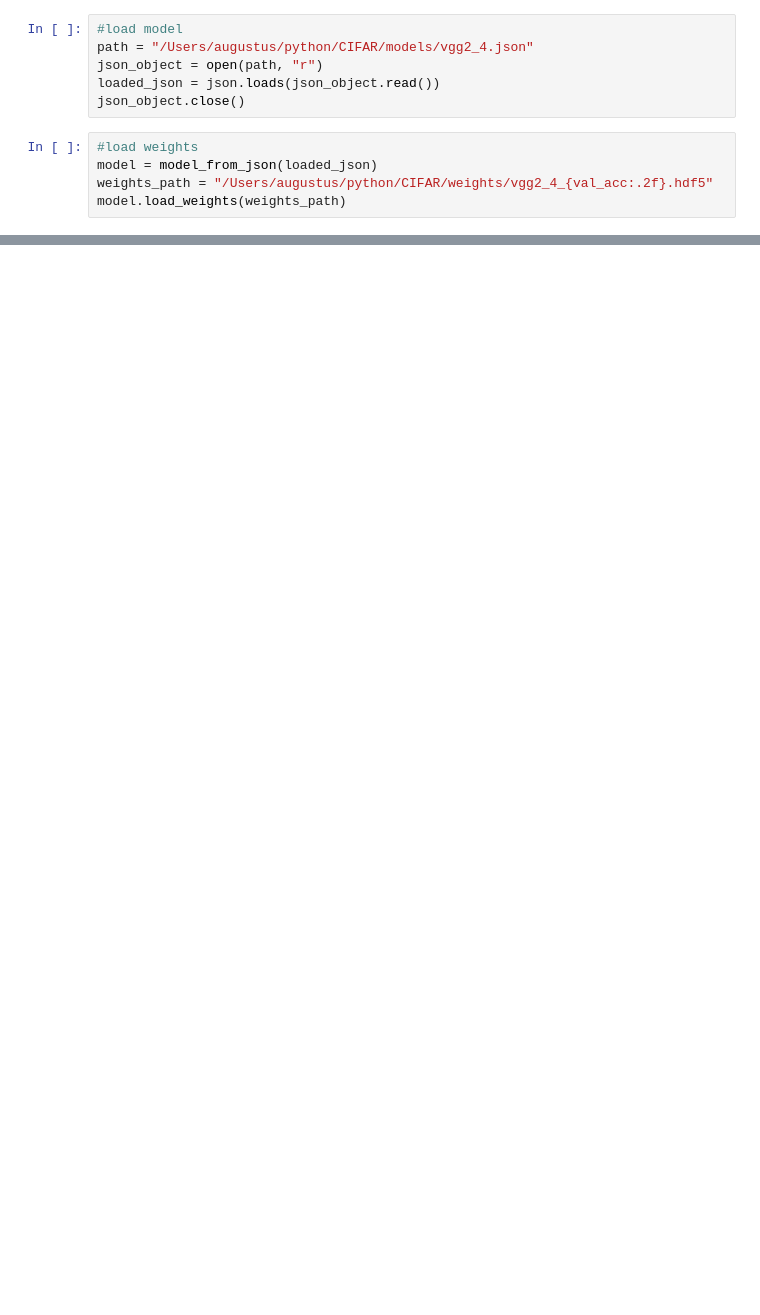
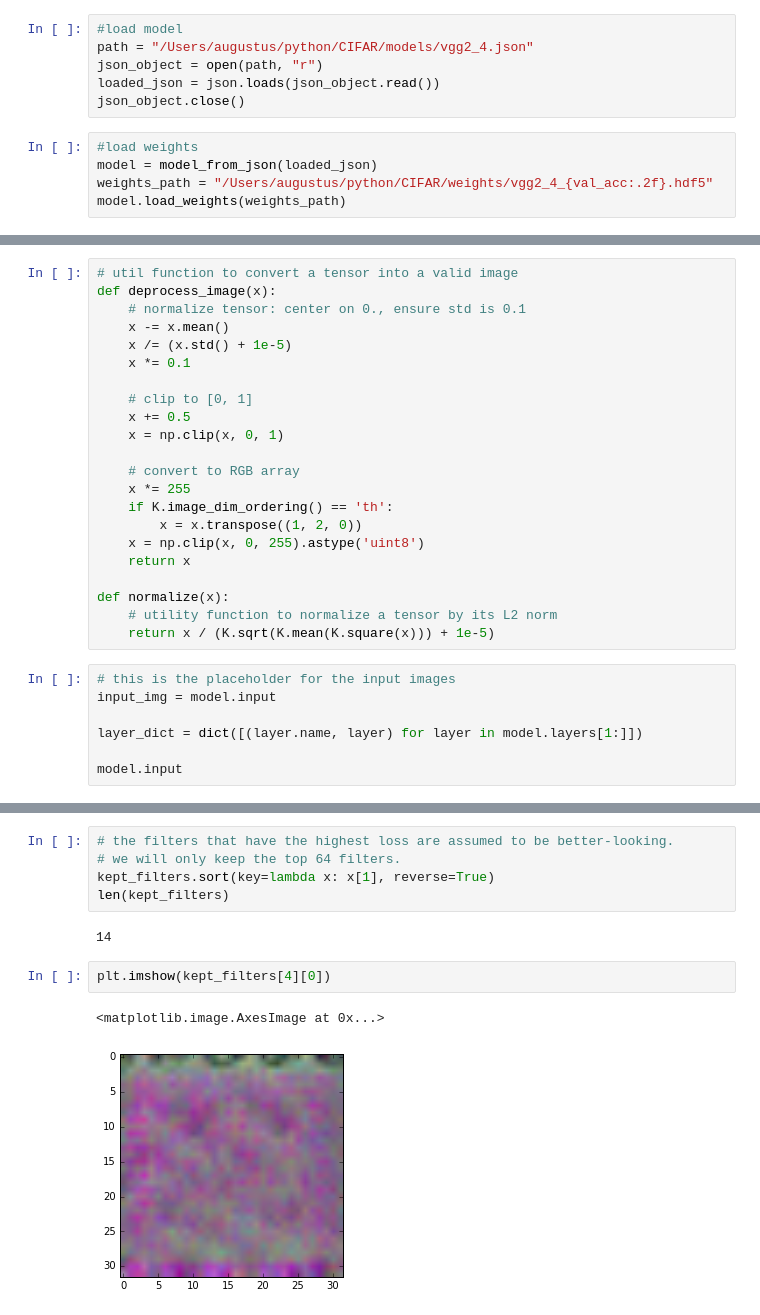
Before and after one commit to gusostow/cifar-capstone, a Jupyter notebook: notebooks/activity visualizations.ipynb, the cells around one changed output, grey strips where cells are left out. Cells and saved outputs as stored; diff of their text form; blank space fills up the shorter version.

```diff
--- a/notebooks/activity visualizations.ipynb
+++ b/notebooks/activity visualizations.ipynb
@@ -25,0 +48,29 @@ model.load_weights(weights_path)
+# %%
+# util function to convert a tensor into a valid image
+def deprocess_image(x):
+    # normalize tensor: center on 0., ensure std is 0.1
+    x -= x.mean()
+    x /= (x.std() + 1e-5)
+    x *= 0.1
+
+    # clip to [0, 1]
+    x += 0.5
+    x = np.clip(x, 0, 1)
+
+    # convert to RGB array
+    x *= 255
+    if K.image_dim_ordering() == 'th':
+        x = x.transpose((1, 2, 0))
+    x = np.clip(x, 0, 255).astype('uint8')
+    return x
+
+def normalize(x):
+    # utility function to normalize a tensor by its L2 norm
+    return x / (K.sqrt(K.mean(K.square(x))) + 1e-5)
+# %%
+# this is the placeholder for the input images
+input_img = model.input
+
+layer_dict = dict([(layer.name, layer) for layer in model.layers[1:]])
+
+model.input
@@ -25,0 +152,12 @@ model.load_weights(weights_path)
+# %%
+# the filters that have the highest loss are assumed to be better-looking.
+# we will only keep the top 64 filters.
+kept_filters.sort(key=lambda x: x[1], reverse=True)
+len(kept_filters)
+# %% [output]
+14
+# %%
+plt.imshow(kept_filters[4][0])
+# %% [output]
+<matplotlib.image.AxesImage at 0x...>
+[figure, added]
```
Also changed, not shown: parts of 6 cells of this notebook, 53 other files.
